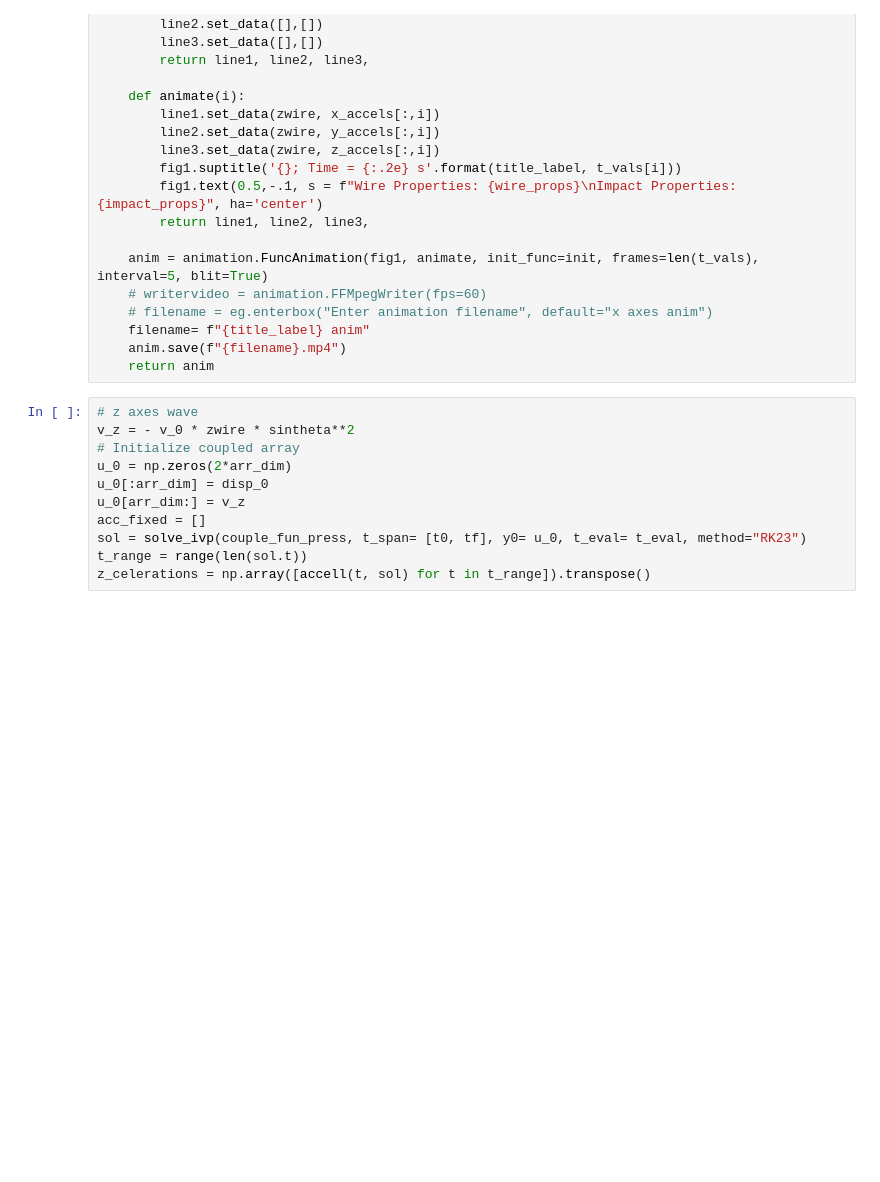
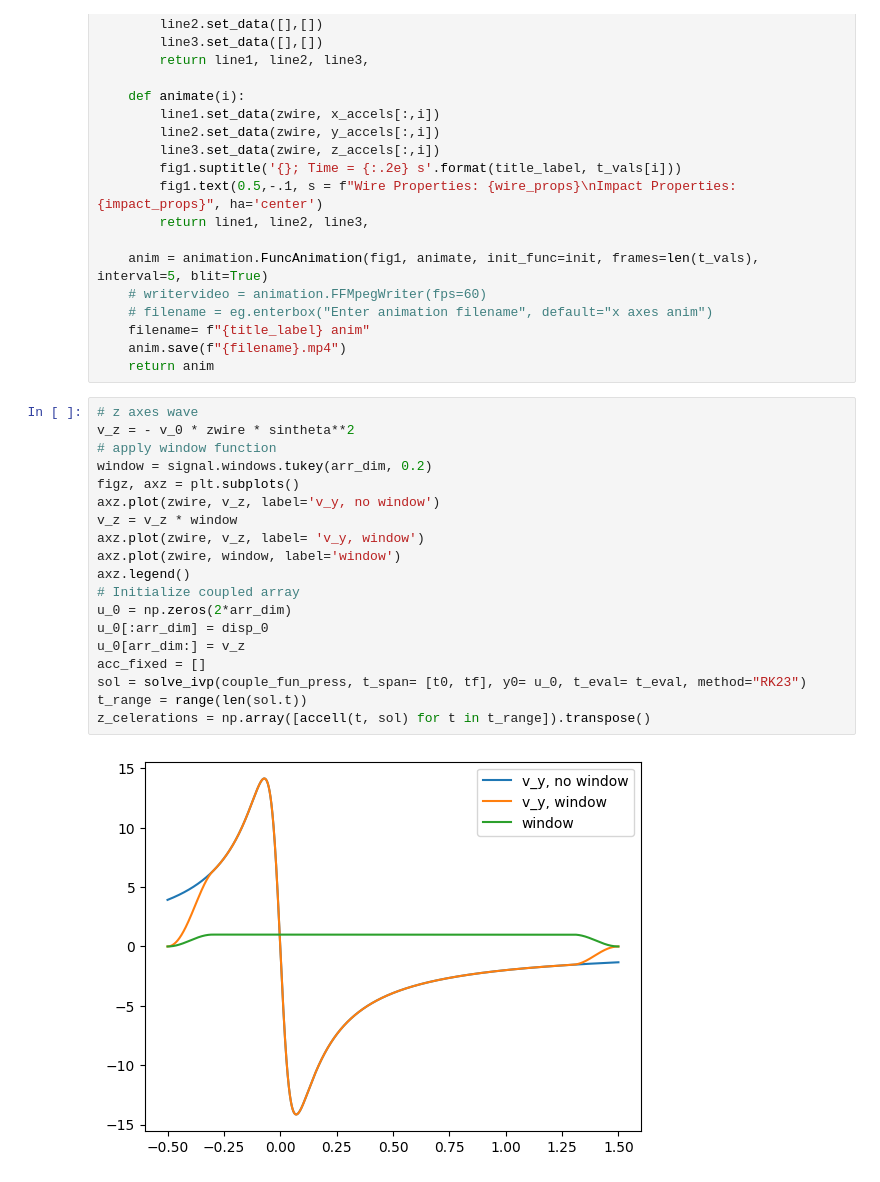
Before and after one commit to tbelvin2000/Phys499code, a Jupyter notebook: GraphSolveAndFuncs.ipynb, the cells around one changed output. Saved outputs shown, nothing was run; the diff lists cells and outputs as text; blank space fills up the shorter version.

```diff
--- a/GraphSolveAndFuncs.ipynb
+++ b/GraphSolveAndFuncs.ipynb
@@ -285,14 +285,24 @@ def animate_func(t_vals, x_accels, y_accels, z_accels, z_t):
 # %%
 # z axes wave
 v_z = - v_0 * zwire * sintheta**2
+# apply window function
+window = signal.windows.tukey(arr_dim, 0.2)
+figz, axz = plt.subplots()
+axz.plot(zwire, v_z, label='v_y, no window')
+v_z = v_z * window
+axz.plot(zwire, v_z, label= 'v_y, window')
+axz.plot(zwire, window, label='window')
+axz.legend()
 # Initialize coupled array
 u_0 = np.zeros(2*arr_dim)
 u_0[:arr_dim] = disp_0
 u_0[arr_dim:] = v_z
 acc_fixed = []
 sol = solve_ivp(couple_fun_press, t_span= [t0, tf], y0= u_0, t_eval= t_eval, method="RK23")
 t_range = range(len(sol.t))
 z_celerations = np.array([accell(t, sol) for t in t_range]).transpose()
+# %% [output]
+[figure, added]
 # %%
 # y axes wave
 v_y = v_0 * (b * sinphi - zwire * costheta * sintheta * cosphi)
```
Also changed, not shown: parts of 5 cells of this notebook, 6 other files.
